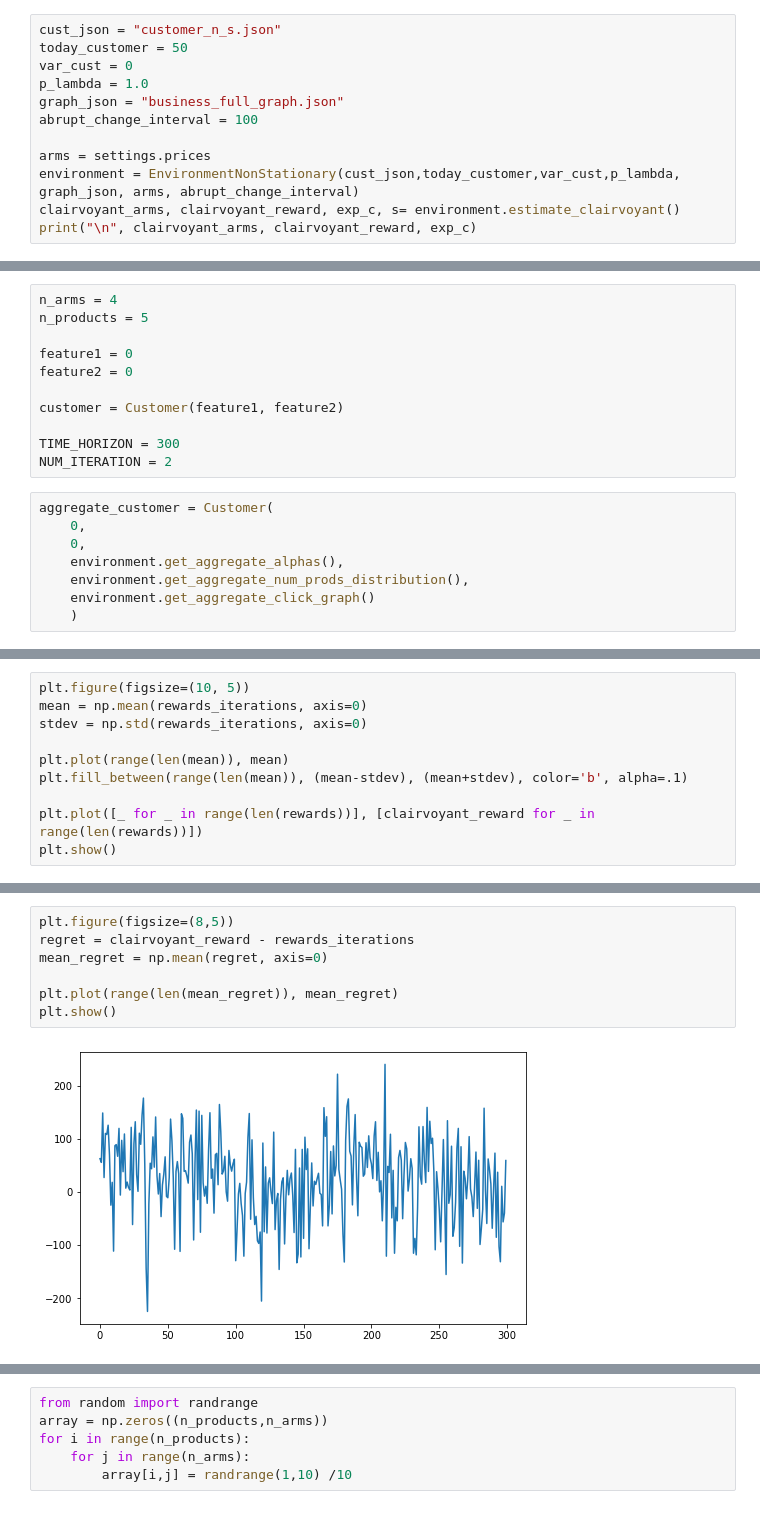
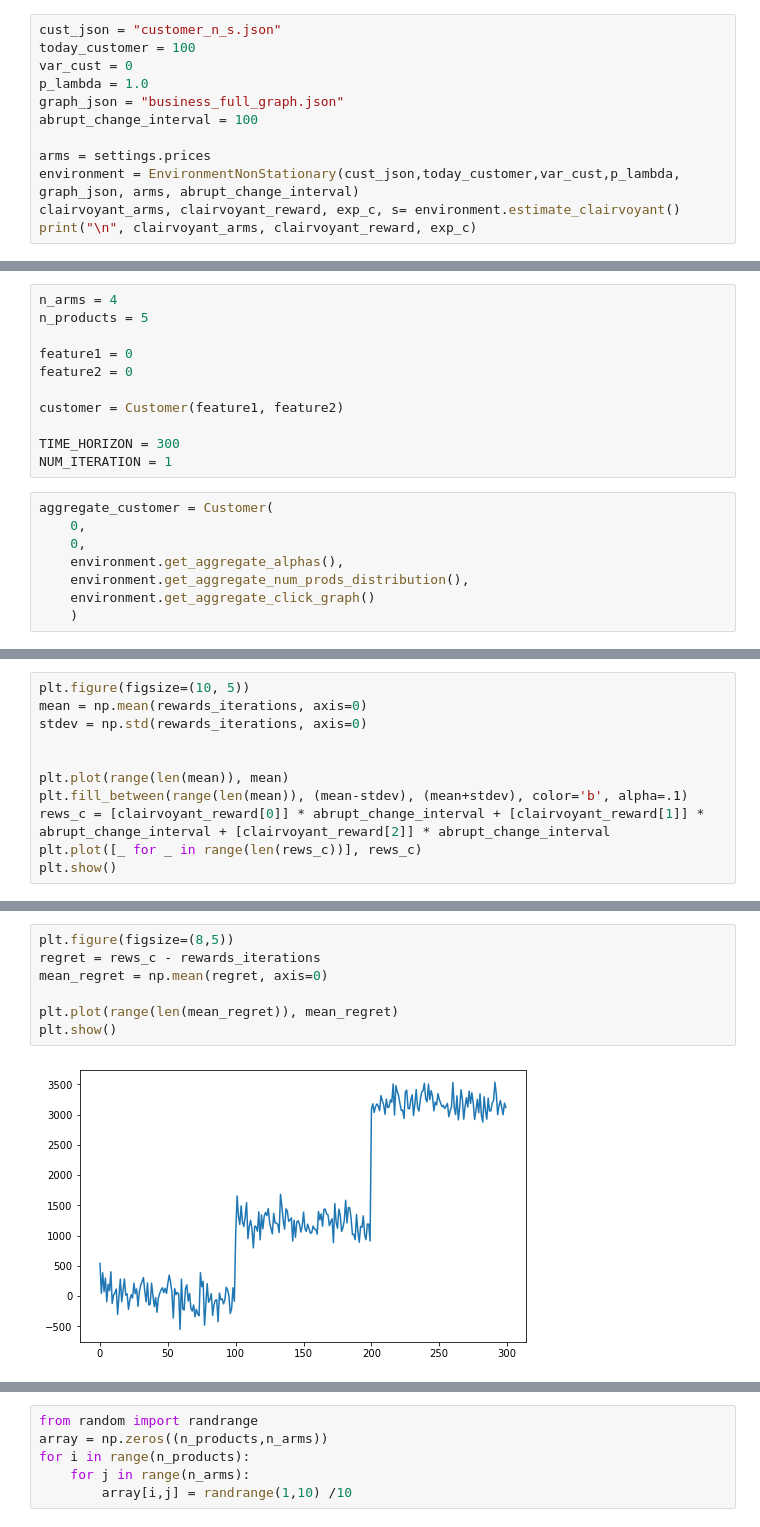
Before and after one commit to VladMarianCimpeanu/OLA_project, a Jupyter notebook: step6.ipynb, the cells around one changed output, grey strips where cells are left out. Cells and saved outputs as stored; diff of their text form.

```diff
--- a/step6.ipynb
+++ b/step6.ipynb
@@ -14,7 +14,7 @@ from Code.UCBLearnerActive import UCBLearnerActive
 %matplotlib inline
 # %%
 cust_json = "customer_n_s.json"
-today_customer = 50
+today_customer = 100
 var_cust = 0
 p_lambda = 1.0
 graph_json = "business_full_graph.json"
@@ -37,7 +37,7 @@ feature2 = 0
 customer = Customer(feature1, feature2)
 
 TIME_HORIZON = 300
-NUM_ITERATION = 2
+NUM_ITERATION = 1
 # %%
 aggregate_customer = Customer(
     0,
@@ -86,9 +87,10 @@ plt.figure(figsize=(10, 5))
 mean = np.mean(rewards_iterations, axis=0)
 stdev = np.std(rewards_iterations, axis=0)
 
+
 plt.plot(range(len(mean)), mean)
 plt.fill_between(range(len(mean)), (mean-stdev), (mean+stdev), color='b', alpha=.1)
-
-plt.plot([_ for _ in range(len(rewards))], [clairvoyant_reward for _ in range(len(rewards))])
+rews_c = [clairvoyant_reward[0]] * abrupt_change_interval + [clairvoyant_reward[1]] * abrupt_change_interval + [clairvoyant_reward[2]] * abrupt_change_interval
+plt.plot([_ for _ in range(len(rews_c))], rews_c)
 plt.show()
 # %% [output]
@@ -96,11 +98,11 @@ plt.show()
 # %%
 plt.figure(figsize=(8,5))
-regret = clairvoyant_reward - rewards_iterations
+regret = rews_c - rewards_iterations
 mean_regret = np.mean(regret, axis=0)
 
 plt.plot(range(len(mean_regret)), mean_regret)
 plt.show()
 # %% [output]
-[figure, old version]
+[figure, new version]
 # %%
 plt.figure(figsize=(8,5))
```
Also changed, not shown: parts of 8 cells of this notebook, 11 other files.
